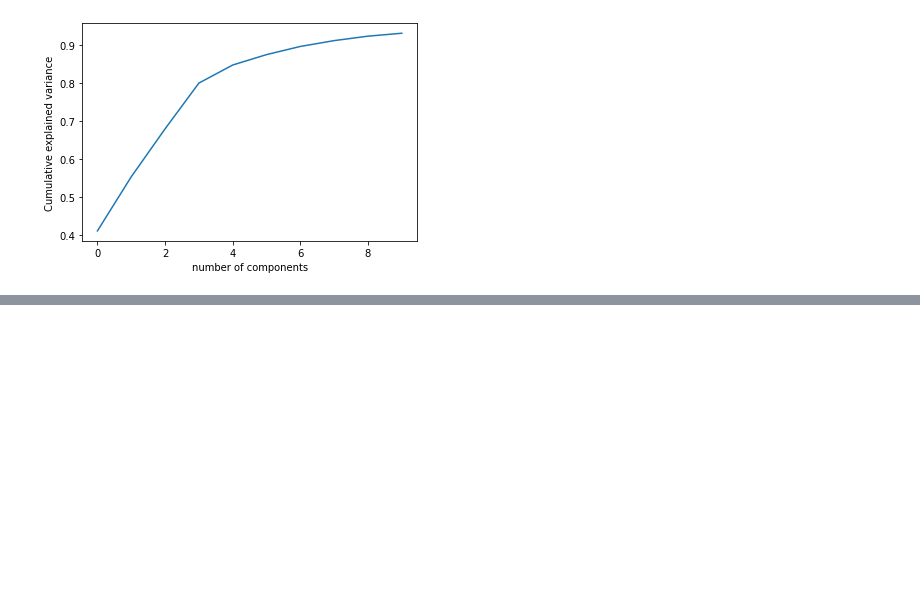
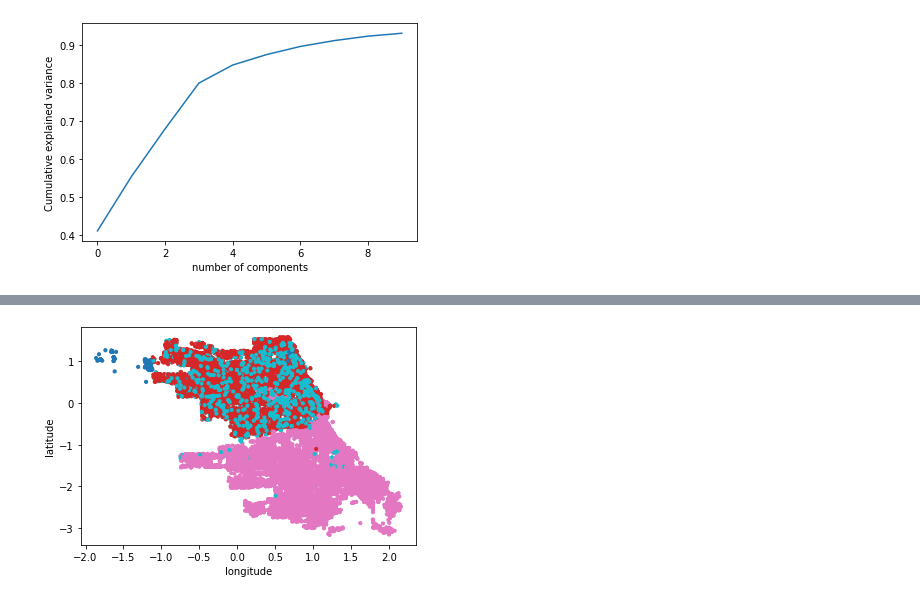
Before and after one commit to nmuralikrishnan/CS598_FDC_Spring2025_Project, a Jupyter notebook: segmentation_model.ipynb, the cells around one changed output, grey strips where cells are left out. Drawn from its saved outputs; the diff is of its cells as text; code cells hidden in the pictures; blank space fills up the shorter version.

```diff
--- a/segmentation_model.ipynb
+++ b/segmentation_model.ipynb
@@ -107,0 +135,6 @@ plt.show()
+# %%
+#Kmeans clustering algorithm using the optimal number of clusters
+
+kmeans = KMeans(n_clusters= 4, random_state=42)
+df_features['cluster_actual'] = kmeans.fit_predict(X_pca)
+print(df_features)
@@ -107,0 +159,8 @@ plt.show()
+# %%
+#visualizing the outputs
+plt.scatter(df_features['LONGITUDE'], df_features['LATITUDE'], c=df_features['cluster_actual'], cmap='tab10', s=10)
+plt.xlabel("longitude")
+plt.ylabel("latitude")
+plt.show()
+# %% [output]
+[figure, added]
```
Also changed, not shown: parts of 6 cells of this notebook.
